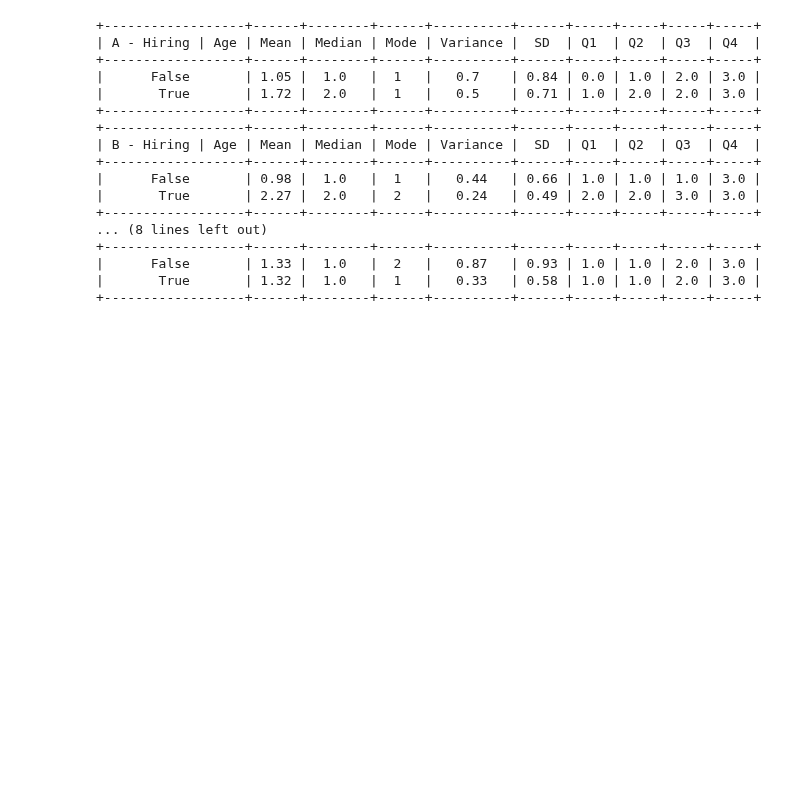
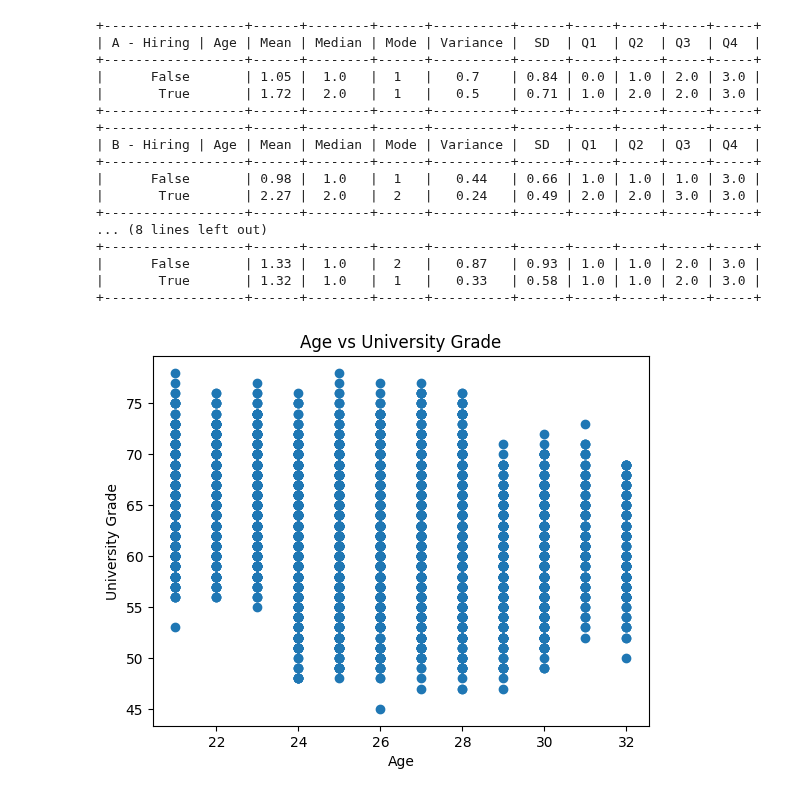
Before and after one commit to sreehariprathap/Data-Analysis--Maths---Algorithms, a Jupyter notebook: Week-2/Group4Assignment.ipynb, the cells around one changed output. Saved outputs shown, nothing was run; the diff lists cells and outputs as text; code cells hidden in the pictures; blank space fills up the shorter version.

Commit message:
problem 7 plots

```diff
--- a/Week-2/Group4Assignment.ipynb
+++ b/Week-2/Group4Assignment.ipynb
@@ -223,3 +221,19 @@ print_using_tabulate(agg_d, ['D - Hiring | Age', 'Mean', 'Median', 'Mode','Varia
 |      False       | 1.33 |  1.0   |  2   |   0.87   | 0.93 | 1.0 | 1.0 | 2.0 | 3.0 |
 |       True       | 1.32 |  1.0   |  1   |   0.33   | 0.58 | 1.0 | 1.0 | 2.0 | 3.0 |
 +------------------+------+--------+------+----------+------+-----+-----+-----+-----+
+# %%
+### DIsplay the dataset with scatter plot, a histogram, a box whisker plot and venn diagram
+import matplotlib.pyplot as plt
+import seaborn as sns
+
+def plot_scatter(df, x, y, title, x_label, y_label):
+    plt.scatter(df[x], df[y])
+    plt.title(title)
+    plt.xlabel(x_label)
+    plt.ylabel(y_label)
+    plt.show()
+    return
+
+plot_scatter(df, 'age', 'ind-university_grade', 'Age vs University Grade', 'Age', 'University Grade')
+# %% [output]
+[figure, added]
```
Also changed, not shown: parts of 4 cells of this notebook.
